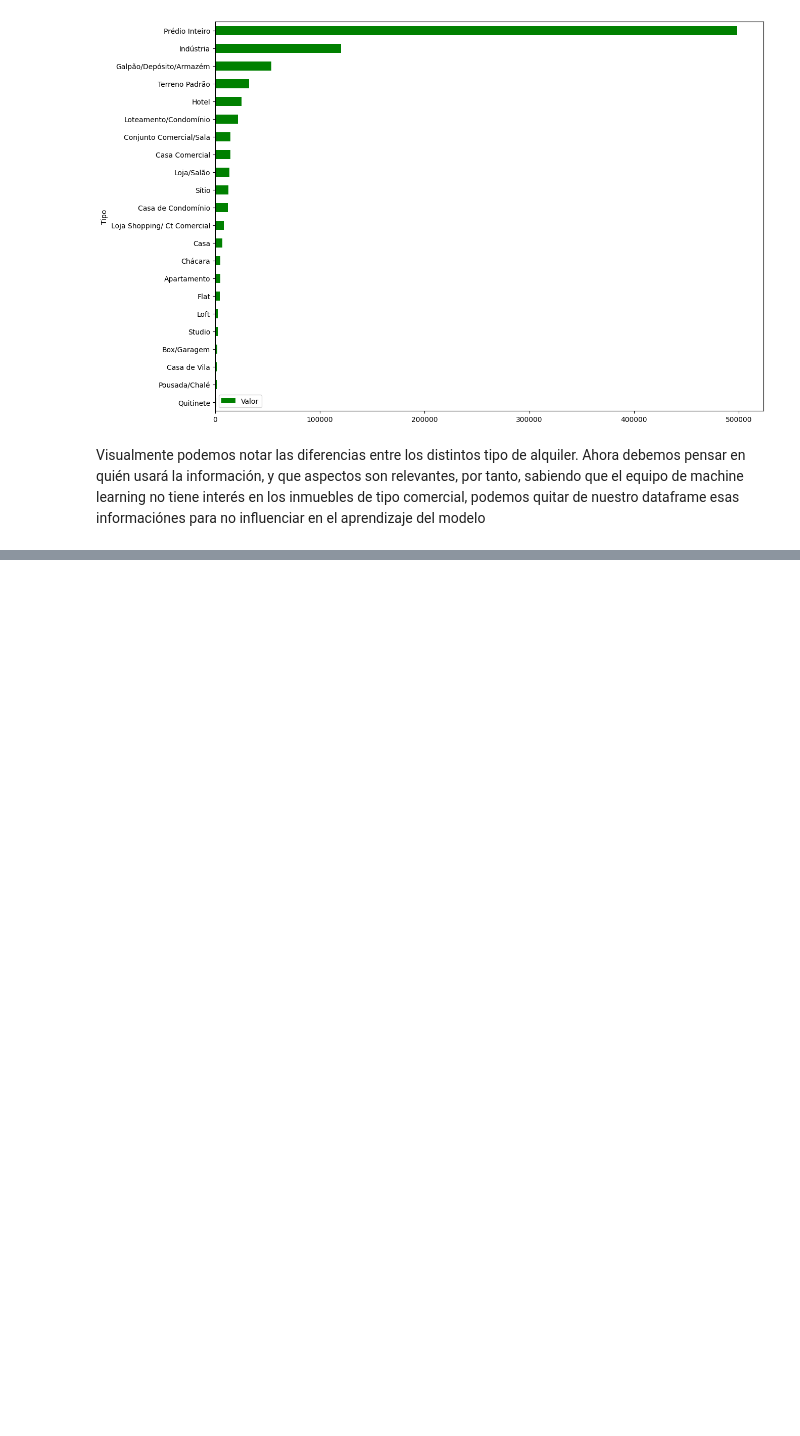
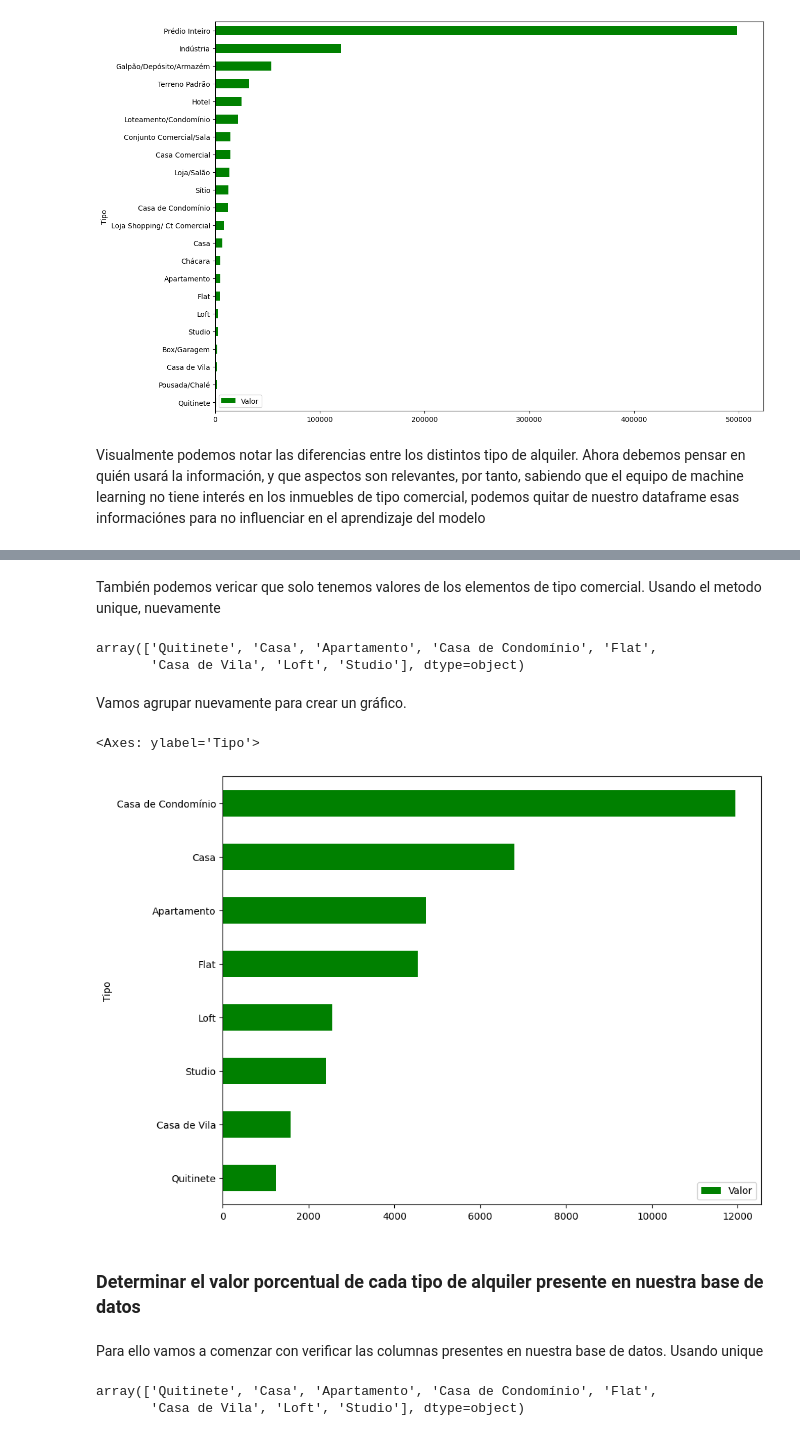
Before and after one commit to ygor-github/curso_conociendo_pandas, a Jupyter notebook: conociendo_pandas.ipynb, the cells around one changed output, grey strips where cells are left out. Cells and saved outputs as stored; diff of their text form; code cells hidden in the pictures; blank space fills up the shorter version.

Commit message:
Completado la primera sesión para ML

```diff
--- a/conociendo_pandas.ipynb
+++ b/conociendo_pandas.ipynb
@@ -227,0 +273,3 @@ Visualmente podemos notar las diferencias entre los distintos tipo de alquiler.
+# %%
+residenciales = df.query('@inmuebles_comerciales not in Tipo')
+residenciales.head(4)
@@ -227,0 +282,25 @@ Visualmente podemos notar las diferencias entre los distintos tipo de alquiler.
+# %% [markdown]
+También podemos vericar que solo tenemos valores de los elementos de tipo comercial. Usando el metodo unique, nuevamente
+# %%
+residenciales['Tipo'].unique()
+# %% [output]
+array(['Quitinete', 'Casa', 'Apartamento', 'Casa de Condomínio', 'Flat',
+       'Casa de Vila', 'Loft', 'Studio'], dtype=object)
+# %% [markdown]
+Vamos agrupar nuevamente para crear un gráfico.
+# %%
+df_bar=residenciales.groupby('Tipo')[['Valor']].mean().sort_values('Valor')
+# %%
+df_bar.plot(kind='barh',figsize=(10,8), color="green")
+# %% [output]
+<Axes: ylabel='Tipo'>
+[figure, added]
+# %% [markdown]
+### Determinar el valor porcentual de cada tipo de alquiler presente en nuestra base de datos
+# %% [markdown]
+Para ello vamos a comenzar con verificar las columnas presentes en nuestra base de datos. Usando unique
+# %%
+residenciales.Tipo.unique()
+# %% [output]
+array(['Quitinete', 'Casa', 'Apartamento', 'Casa de Condomínio', 'Flat',
+       'Casa de Vila', 'Loft', 'Studio'], dtype=object)
```
Also changed, not shown: parts of 21 cells of this notebook.
